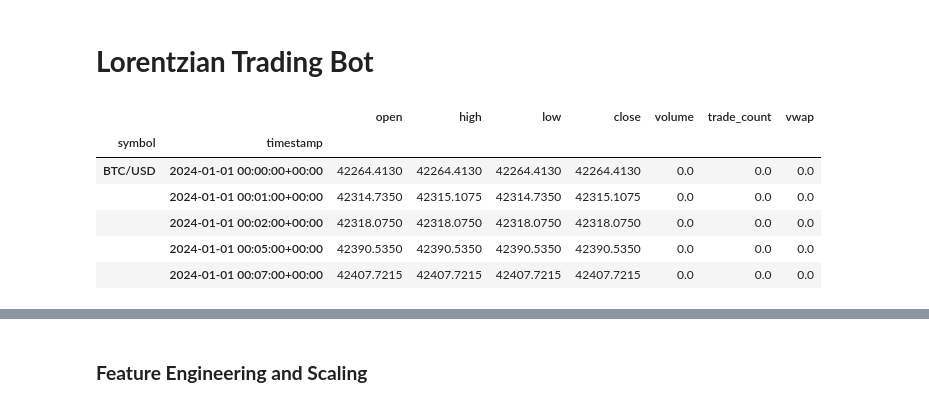
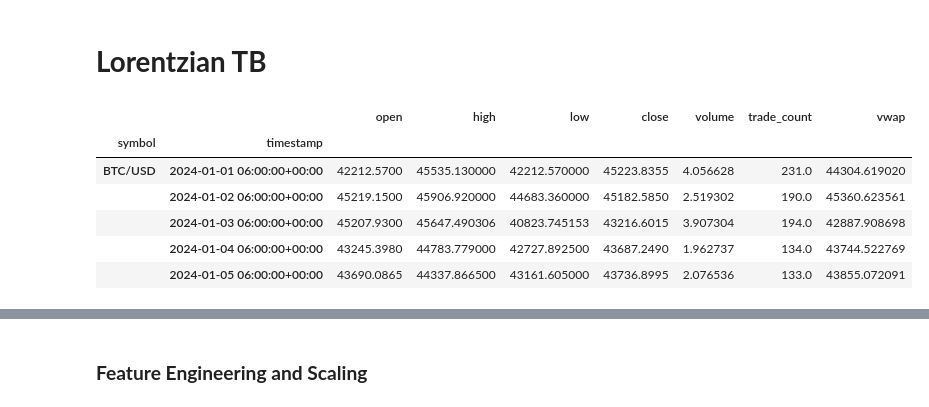
Before and after one commit to eddietaylor/securities-analysis, a Jupyter notebook: notebooks/trading_bots/lorentzian_trading_bot.ipynb, the cells around one changed output, grey strips where cells are left out. Drawn from its saved outputs; the diff is of its cells as text; code cells hidden in the pictures.

```diff
--- a/notebooks/trading_bots/lorentzian_trading_bot.ipynb
+++ b/notebooks/trading_bots/lorentzian_trading_bot.ipynb
@@ -1,5 +1,5 @@
 # %% [markdown]
-# **Lorentzian Trading Bot**
+# **Lorentzian TB**
 # %%
 import pandas as pd
 import numpy as np
@@ -15,13 +17,13 @@ import matplotlib.pyplot as plt
 # %%
 trade_inst = tradeAlpaca(keys_file="../../data/alpaca_keys.cfg")
 # %%
-data = trade_inst.get_historical_prices("BTC/USD", "2024-01-01", "2024-07-31", freq='minute')
+data = trade_inst.get_historical_prices("BTC/USD", "2024-01-01", "2024-07-31", freq='day')
 data.head()
 # %% [output]
 |  |  | open | high | low | close | volume | trade_count | vwap |
 | symbol | timestamp |  |  |  |  |  |  |  |
-| BTC/USD | 2024-01-01 00:00:00+00:00 | 42264.4130 | 42264.4130 | 42264.4130 | 42264.4130 | 0.0 | 0.0 | 0.0 |
-|  | 2024-01-01 00:01:00+00:00 | 42314.7350 | 42315.1075 | 42314.7350 | 42315.1075 | 0.0 | 0.0 | 0.0 |
-|  | 2024-01-01 00:02:00+00:00 | 42318.0750 | 42318.0750 | 42318.0750 | 42318.0750 | 0.0 | 0.0 | 0.0 |
-|  | 2024-01-01 00:05:00+00:00 | 42390.5350 | 42390.5350 | 42390.5350 | 42390.5350 | 0.0 | 0.0 | 0.0 |
-|  | 2024-01-01 00:07:00+00:00 | 42407.7215 | 42407.7215 | 42407.7215 | 42407.7215 | 0.0 | 0.0 | 0.0 |
+| BTC/USD | 2024-01-01 06:00:00+00:00 | 42212.5700 | 45535.130000 | 42212.570000 | 45223.8355 | 4.056628 | 231.0 | 44304.619020 |
+|  | 2024-01-02 06:00:00+00:00 | 45219.1500 | 45906.920000 | 44683.360000 | 45182.5850 | 2.519302 | 190.0 | 45360.623561 |
+|  | 2024-01-03 06:00:00+00:00 | 45207.9300 | 45647.490306 | 40823.745153 | 43216.6015 | 3.907304 | 194.0 | 42887.908698 |
+|  | 2024-01-04 06:00:00+00:00 | 43245.3980 | 44783.779000 | 42727.892500 | 43687.2490 | 1.962737 | 134.0 | 43744.522769 |
+|  | 2024-01-05 06:00:00+00:00 | 43690.0865 | 44337.866500 | 43161.605000 | 43736.8995 | 2.076536 | 133.0 | 43855.072091 |
```
Also changed, not shown: parts of 7 cells of this notebook.
